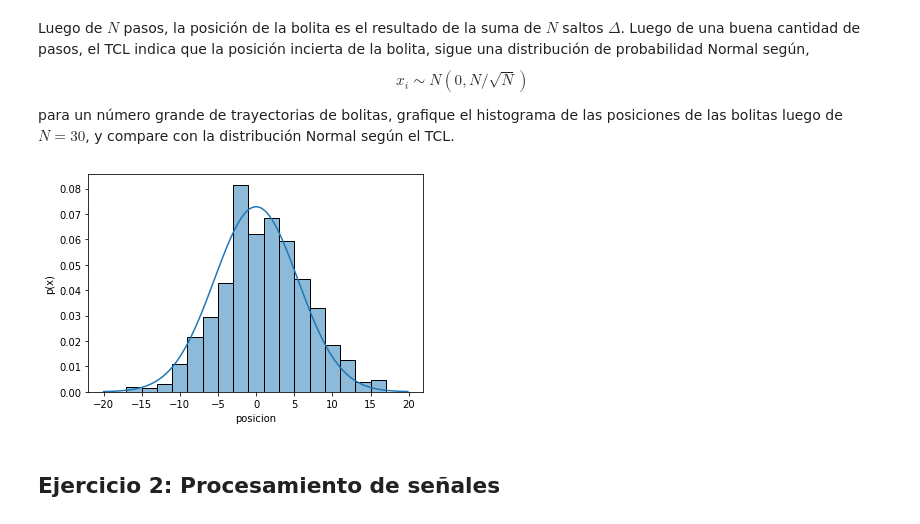
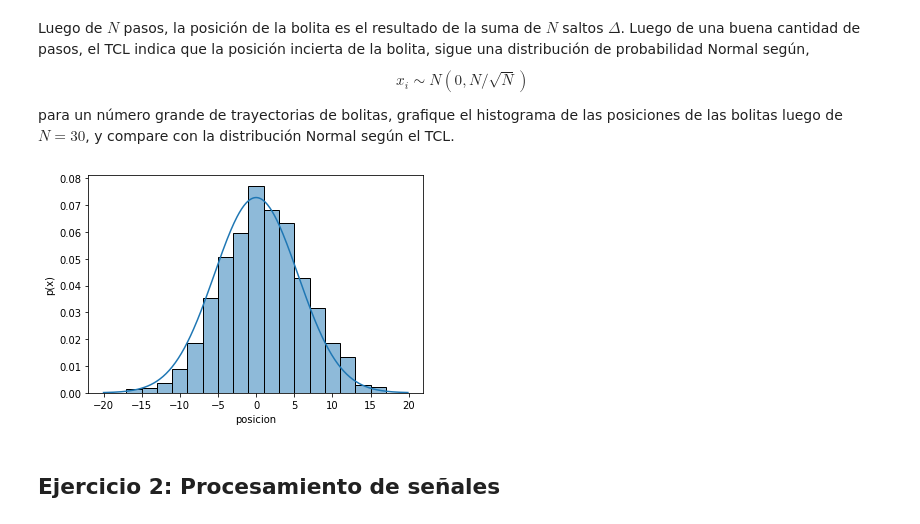
Before and after one commit to mbalbi/ciencia_de_datos, a Jupyter notebook: tps/trabajo_practico_1.ipynb, the cells around one changed output. Drawn from its saved outputs; the diff is of its cells as text; code cells hidden in the pictures.

```diff
--- a/tps/trabajo_practico_1.ipynb
+++ b/tps/trabajo_practico_1.ipynb
@@ -82,25 +82,25 @@ $$
 
 para un número grande de trayectorias de bolitas, grafique el histograma de las posiciones de las bolitas luego de $N=30$, y compare con la distribución Normal según el TCL.
 # %%
-Npasos = 30 # Número de pasos en cada trayectoria
-Nbolas = 1000 # Número de trayectorias a graficar
+Nbolas = 2000 # Número de trayectorias a graficar
 x = np.zeros( [Nbolas, Npasos]) # Posición de la bola i, en el paso j
 
 # CÓDIGO DEL ALUMNO ==========================================
 for i in range( Nbolas ):
     x[i] = caminante( 0.5, Npasos )
 
 # Plot histogram
 fig = plt.figure()
 xplot = np.arange(-20,20,0.1)
 s = np.sqrt(p*(1-p))
 plt.plot( xplot, st.norm.pdf(xplot,0,Npasos/np.sqrt(Npasos)) );
+#plt.hist( x, bins=28, density=True )
 sns.histplot( x[:,-1], fill=True, alpha=0.5, stat='density',
-              binwidth=2 )
+              bins=aa, binwidth=2 )
 plt.xlabel('posicion')
 plt.ylabel('p(x)');
 # ============================================================
 # %% [output]
-[figure, old version]
+[figure, new version]
 # %% [markdown]
 ## Ejercicio 2: Procesamiento de señales
```
Also changed, not shown: parts of 5 cells of this notebook.
